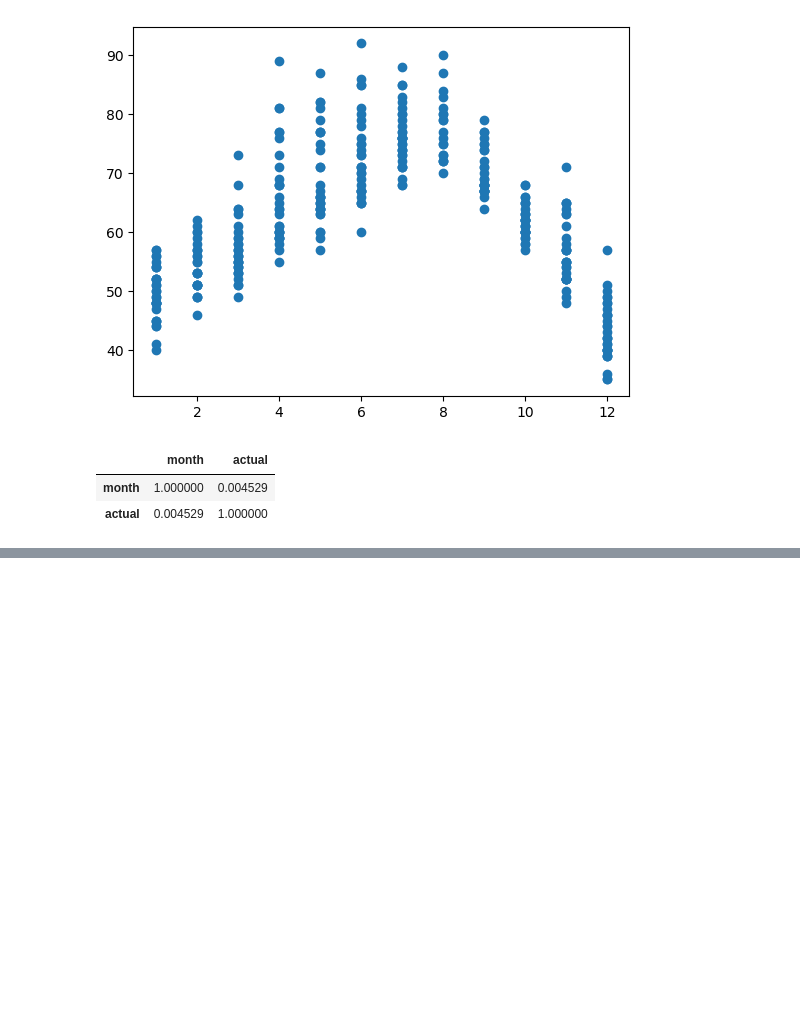
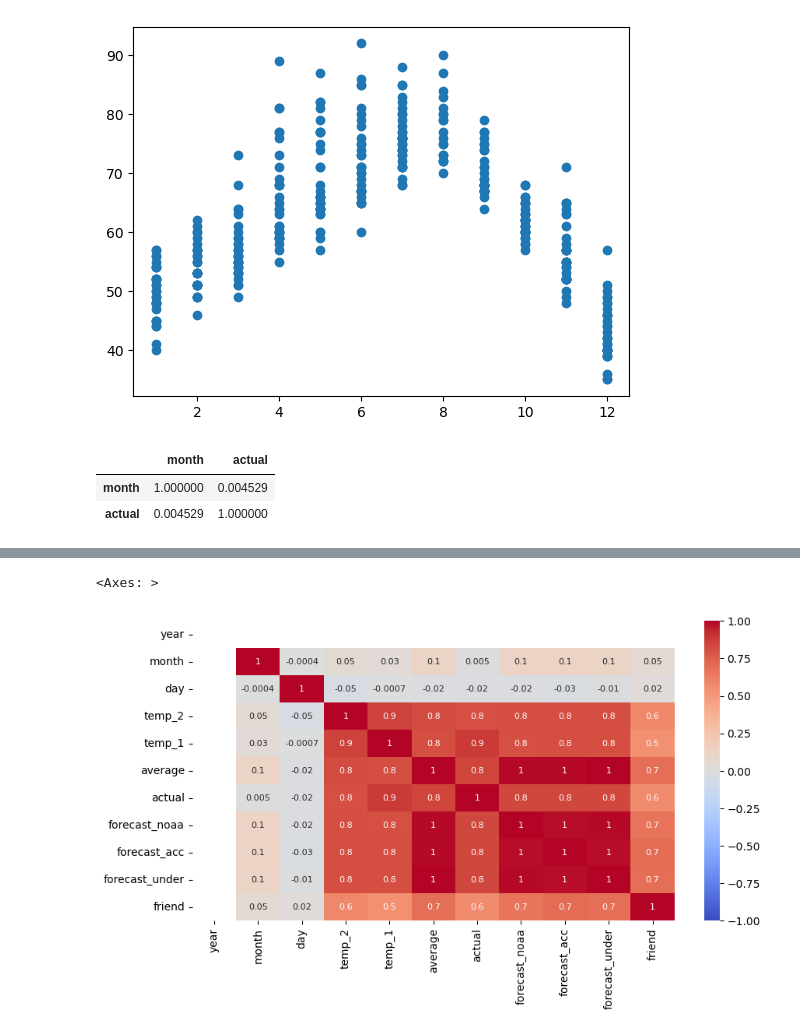
Before and after one commit to danilaviaart-lgtm/ds_curso, a Jupyter notebook: 3-Machine Learning/1-Supervisado/3-RegorClass/5-Decision_Trees/ejercicio/DTrees_reg_class.ipynb, the cells around one changed output, grey strips where cells are left out. Saved outputs shown, nothing was run; the diff lists cells and outputs as text; code cells hidden in the pictures; blank space fills up the shorter version.

```diff
--- a/3-Machine Learning/1-Supervisado/3-RegorClass/5-Decision_Trees/ejercicio/DTrees_reg_class.ipynb
+++ b/3-Machine Learning/1-Supervisado/3-RegorClass/5-Decision_Trees/ejercicio/DTrees_reg_class.ipynb
@@ -189,5 +190,5 @@ df
 # %%
-df = df.drop(['week'], axis=1)
+#df = df.drop(['week'], axis=1)
 # %%
 plt.scatter(df['month'], df['actual'])
 # %% [output]
@@ -201,0 +220,17 @@ df[['month', 'actual']].corr()
+# %%
+my_month = {
+    10:1,
+    11:2,
+    12:3,
+    1:4,
+    2:5,
+    3:6,
+    4:7,
+    5:8,
+    6:9,
+    7:10,
+    8:11,
+    9:12
+}
+df['month_int'] = df['month'].replace(my_month)
+df
@@ -220,0 +260,6 @@ df[['month', 'actual']].corr()
+# %%
+plt.figure(figsize=(10,5))
+sns.heatmap(df.corr(numeric_only=True), annot=True, vmin=-1, cmap="coolwarm", annot_kws={"size":8}, fmt=".1g")
+# %% [output]
+<Axes: >
+[figure, added]
```
Also changed, not shown: parts of 104 cells of this notebook, 1 other file.
